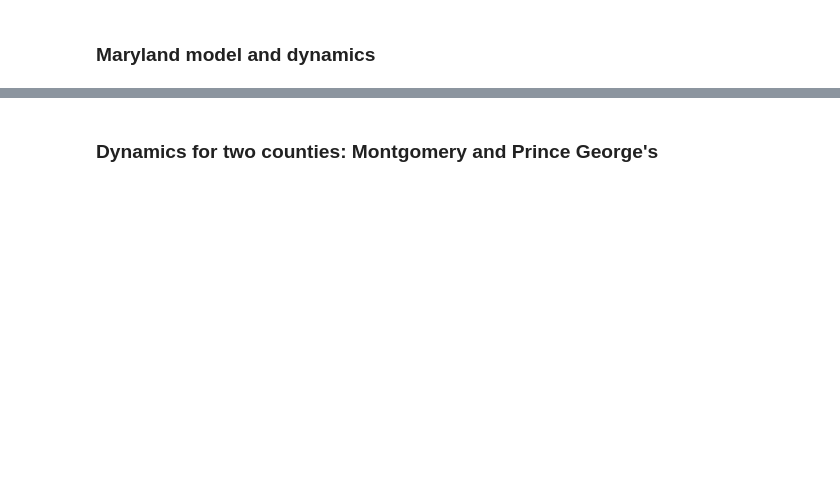
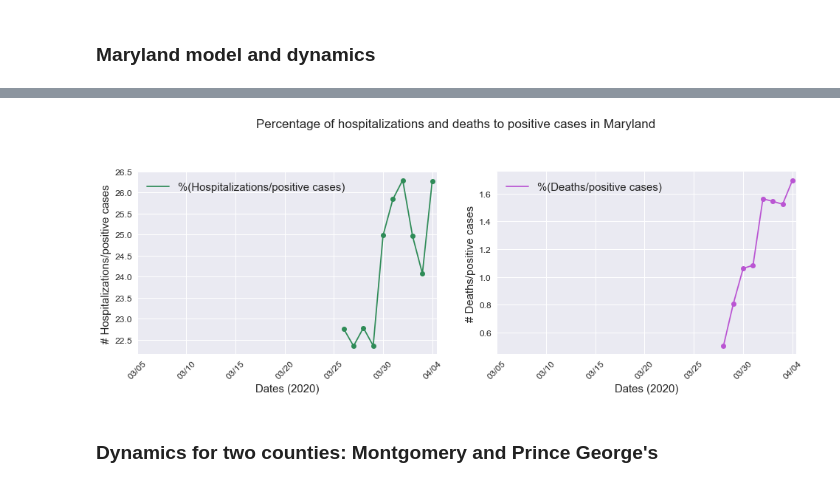
Before and after one commit to akonstodata/md_county_covid, a Jupyter notebook: code/MD_COVID_Dynamics_model_choose.ipynb, the cells around one changed output, grey strips where cells are left out. Cells and saved outputs as stored; diff of their text form; code cells hidden in the pictures; blank space fills up the shorter version.

```diff
--- a/code/MD_COVID_Dynamics_model_choose.ipynb
+++ b/code/MD_COVID_Dynamics_model_choose.ipynb
@@ -157,7 +157,9 @@ def function_use(county,model_results):
         opt_model = 'Linear'
     return func_use, opt_model
 # %%
-h_p=md_xtra.loc[21:]["Hospitalized"]/md_county.loc[21:]["Total"]
-print(100*h_p)
-print(100*h_p.mean())
+# hospitalization/positive case ratio
+h_p=pd.DataFrame(md_xtra.loc[21:]["Hospitalized"]/md_county.loc[21:]["Total"])
+h_p.columns=["Percent"]
+h_p["Percent"] = [float("{:.3f}".format(100*item)) for item in h_p["Percent"]]
+h_p
 # %% [output]
@@ -260,3 +264,30 @@ plt.title(sub, fontsize=13);
+# %%
+fig = plt.figure(figsize=(16,10))
+fig.suptitle('Percentage of hospitalizations and deaths to positive cases in Maryland',fontsize=17)
+
+ax = fig.add_subplot(221)
+legend_elements =  [Line2D([0], [0], marker='+', color='seagreen', label="%(Hospitalizations/positive cases)", markersize=15)]
+plt.plot(h_p.index,h_p["Percent"],'o-',color='seagreen');
+plt.ylabel('# Hospitalizations/positive cases',fontsize=15);
+frequency=5
+plt.xticks(xdata_full[:-1:frequency], dates[:-1:frequency], rotation=45,fontsize=12)
+plt.yticks(fontsize=12)
+plt.xlabel('Dates (2020)',fontsize=15)
+plt.legend(handles=legend_elements,fontsize=15,loc='upper left')
+
+ax = fig.add_subplot(222)
+legend_elements =  [Line2D([0], [0], marker='+', color='mediumorchid', label="%(Deaths/positive cases)", markersize=15)]
+plt.plot(h_d.index,h_d["Percent"],'o-',color='mediumorchid');
+plt.ylabel('# Deaths/positive cases',fontsize=15);
+frequency=5
+plt.xticks(xdata_full[:-1:frequency], dates[:-1:frequency], rotation=45,fontsize=12)
+plt.yticks(fontsize=12)
+plt.xlabel('Dates (2020)',fontsize=15)
+plt.legend(handles=legend_elements,fontsize=15,loc='upper left')
+
+plt.show()
+# %% [output]
+[figure, added]
 # %% [markdown]
 ### Dynamics for two counties: Montgomery and Prince George's
 # %%
```
Also changed, not shown: parts of 12 cells of this notebook, 6 other files.
